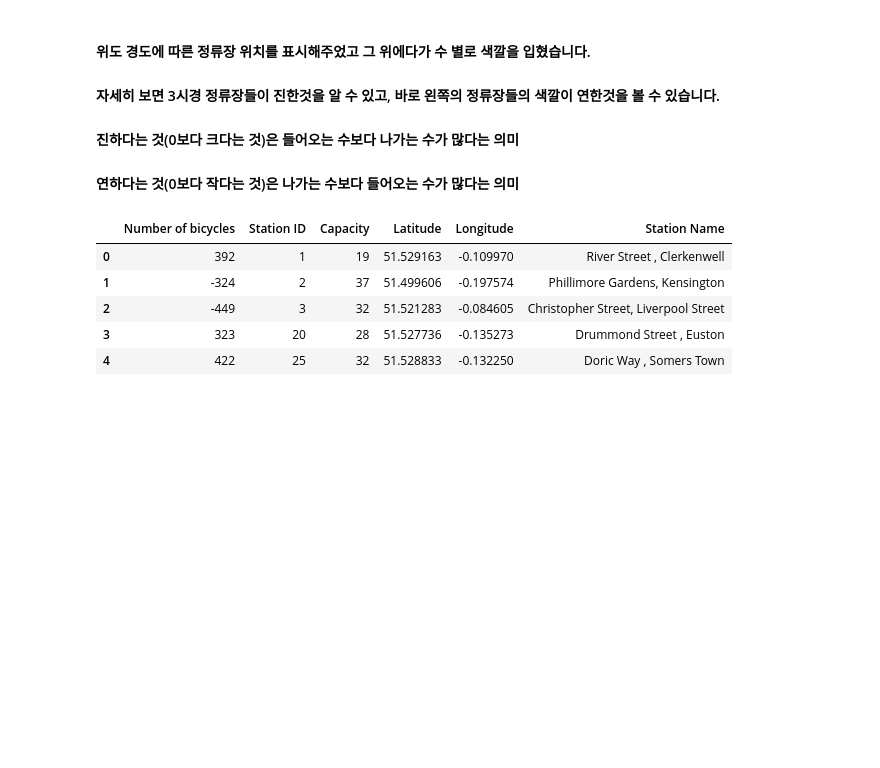
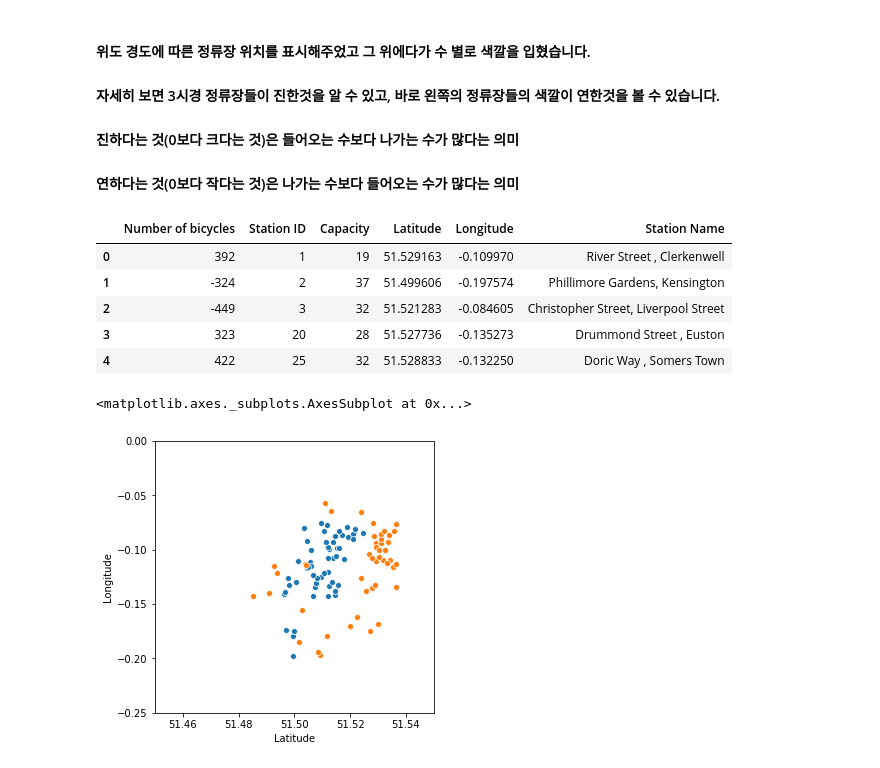
Before and after one commit to sunnight9507/4_2_-Data_Visualization, a Jupyter notebook: 영국_자전거/HW1.ipynb, the cells around one changed output. Cells and saved outputs as stored; diff of their text form; code cells hidden in the pictures; blank space fills up the shorter version.

```diff
--- a/영국_자전거/HW1.ipynb
+++ b/영국_자전거/HW1.ipynb
@@ -137,3 +146,14 @@ Outlier.head()
 | 2 | -449 | 3 | 32 | 51.521283 | -0.084605 | Christopher Street, Liverpool Street |
 | 3 | 323 | 20 | 28 | 51.527736 | -0.135273 | Drummond Street , Euston |
 | 4 | 422 | 25 | 32 | 51.528833 | -0.132250 | Doric Way , Somers Town |
+# %%
+plt.figure(figsize=(5, 5))
+plt.xlim(51.45,51.55)
+plt.ylim(-0.25,0)
+# 파란색 : 들어오는 수가 많은 정류장
+sns.scatterplot(x = 'Latitude',y = 'Longitude',palette = 'Number of bicycles', data = Outlier[Outlier['Number of bicycles'] < 0])
+# 주황색 : 나가는 수가 많은 정류장
+sns.scatterplot(x = 'Latitude',y = 'Longitude',palette = 'Number of bicycles', data = Outlier[Outlier['Number of bicycles'] > 0])
+# %% [output]
+<matplotlib.axes._subplots.AxesSubplot at 0x...>
+[figure, added]
```
Also changed, not shown: parts of 31 cells of this notebook.
